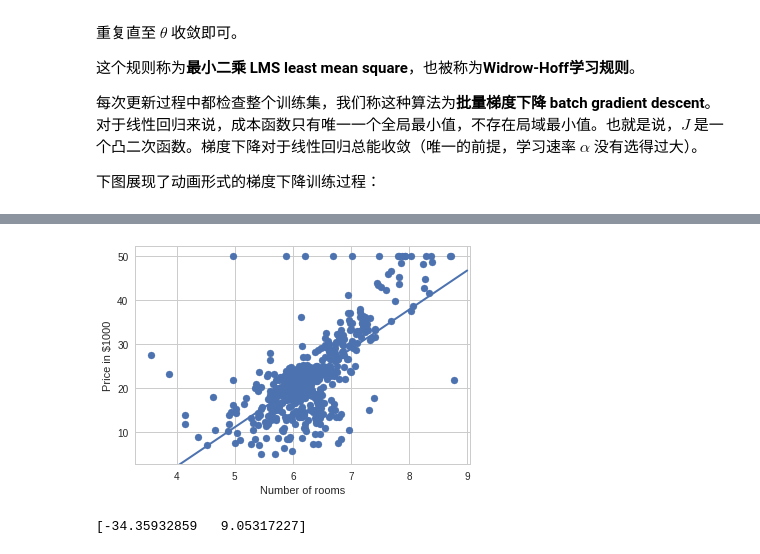
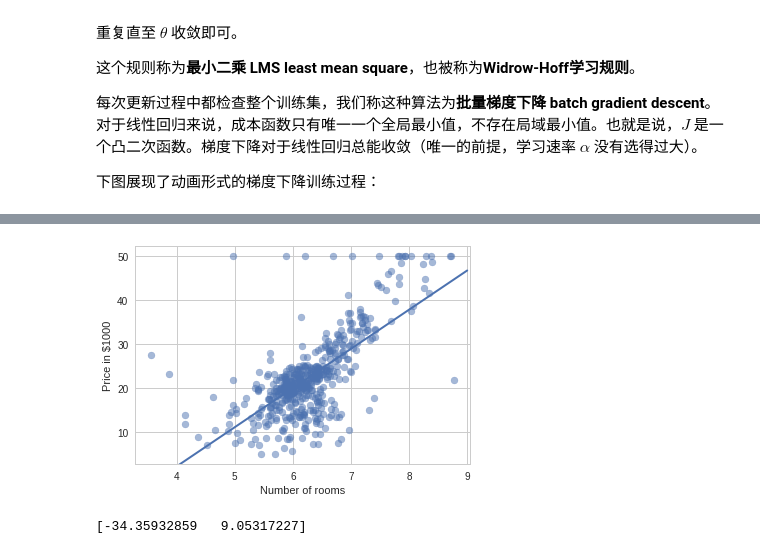
Before and after one commit to Youngyi/MachineLearning-1, a Jupyter notebook: Linear Regression.ipynb, the cells around one changed output, grey strips where cells are left out. Cells and saved outputs as stored; diff of their text form; code cells hidden in the pictures.

```diff
--- a/Linear Regression.ipynb
+++ b/Linear Regression.ipynb
@@ -220,30 +221,30 @@ $$ \theta_j = \theta_j - \alpha\sum_{i=1}^m(h_\theta(x^{(i)}) - y^{(i)})x_j^{(i)
 下图展现了动画形式的梯度下降训练过程：
 # %%
 fig, ax = plt.subplots()
-ax.scatter(X.reshape(-1), y)
+ax.scatter(X.reshape(-1), y, alpha=0.5)
 plt.xlabel("Number of rooms")
 plt.ylabel("Price in $1000")
 x = np.arange(3, 10, 1)
 line, = ax.plot([], [], lw=2)
 
 
 def animate(i):
     line.set_data(x, np.column_stack((np.ones((x.size, 1)), x)) @ sampled_path[i])
     return line,
 
 
 def init():
     line.set_data([], [])
     return line,
 
 
 anim = animation.FuncAnimation(fig, animate, frames=sampled_path.shape[0], init_func=init, interval=800,
                                repeat_delay=3000, blit=True)
 
 HTML(anim.to_html5_video())
 # %% [output]
 [interactive output not drawn]
-[figure, old version]
+[figure, new version]
 # %%
 # 使用批量梯度下降训练出的theta
 print(gradient_descent_result.theta)
```
Also changed, not shown: parts of 3 cells of this notebook.
